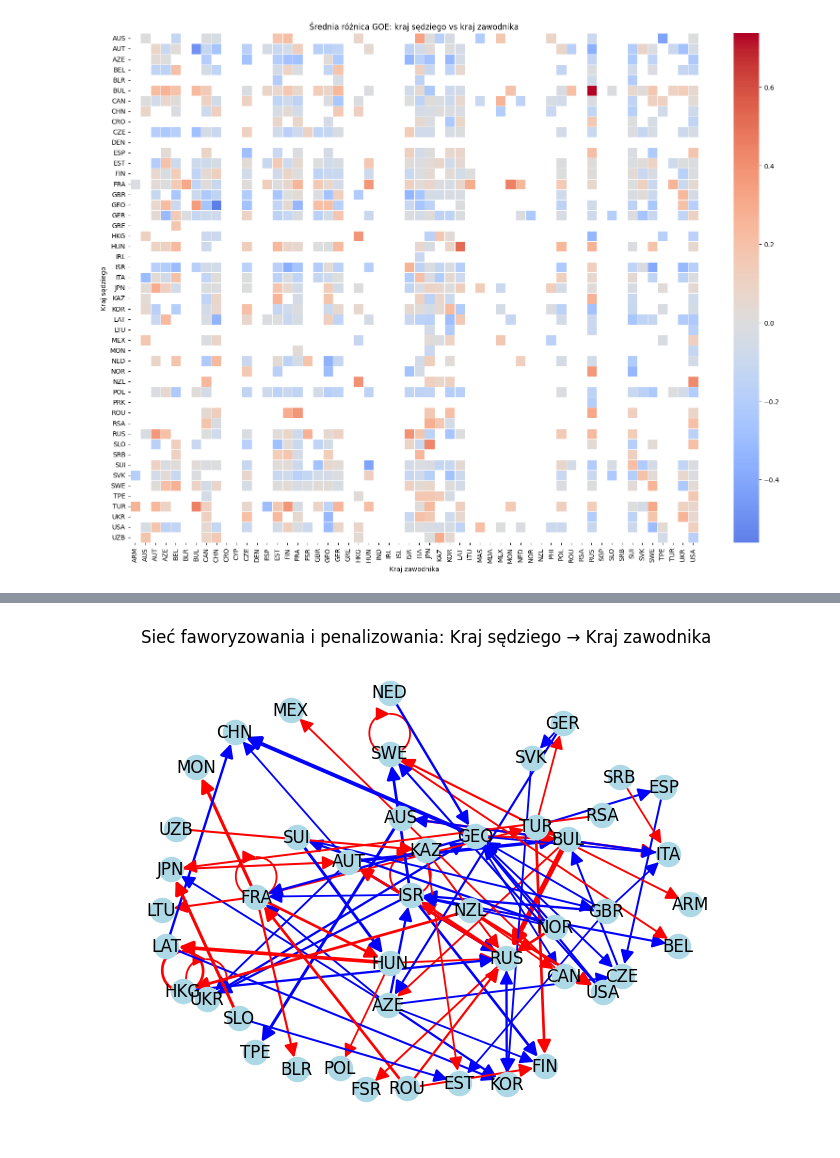
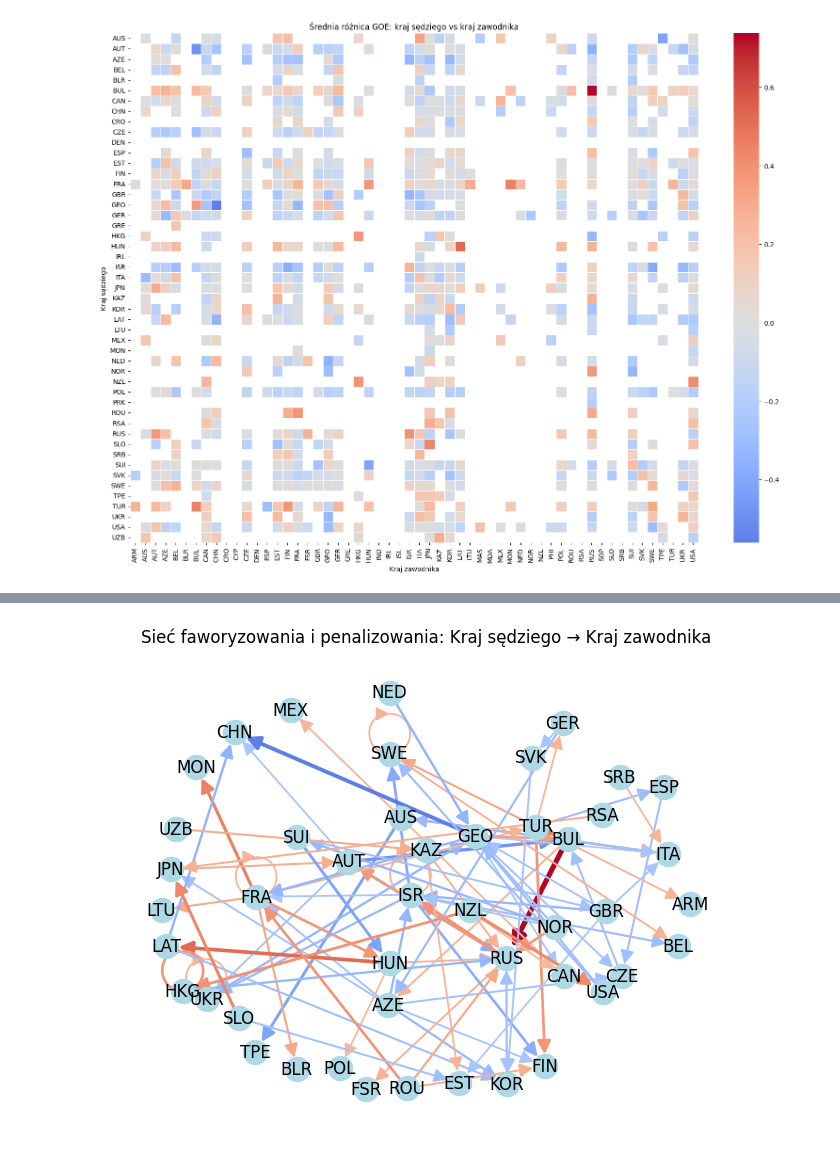
Before and after one commit to ann-e888/Skating_EDA, a Jupyter notebook: notebooks/anomailies.ipynb, the cells around one changed output, grey strips where cells are left out. Cells and saved outputs as stored; diff of their text form; code cells hidden in the pictures.

```diff
--- a/notebooks/anomailies.ipynb
+++ b/notebooks/anomailies.ipynb
@@ -181,24 +181,28 @@ top_favor, top_penalize
 # %%
 G = nx.DiGraph()
 
 threshold = 0.25
+max_bias = country_bias_matrix_f.abs().max().max()
+
+cmap = plt.get_cmap("coolwarm")
 
 for judge in country_bias_matrix_f.index:
     for athlete in country_bias_matrix_f.columns:
         bias = country_bias_matrix_f.loc[judge, athlete]
         if pd.notna(bias) and abs(bias) >= threshold:
-            color = 'red' if bias > 0 else 'blue'
+            norm_bias = (bias + max_bias) / (2 * max_bias)
+            color = cmap(norm_bias)
             G.add_edge(judge, athlete, weight=abs(bias), color=color)
 
 pos = nx.spring_layout(G, k=0.8, seed=42)
 
 edges = G.edges(data=True)
 colors = [attr['color'] for _, _, attr in edges]
 weights = [attr['weight'] * 5 for _, _, attr in edges]
 
 
 nx.draw(G, pos, with_labels=True, node_color='lightblue', edge_color=colors, width=weights, arrowsize=20)
 plt.title('Sieć faworyzowania i penalizowania: Kraj sędziego → Kraj zawodnika')
 plt.show()
 # %% [output]
-[figure, old version]
+[figure, new version]
```
